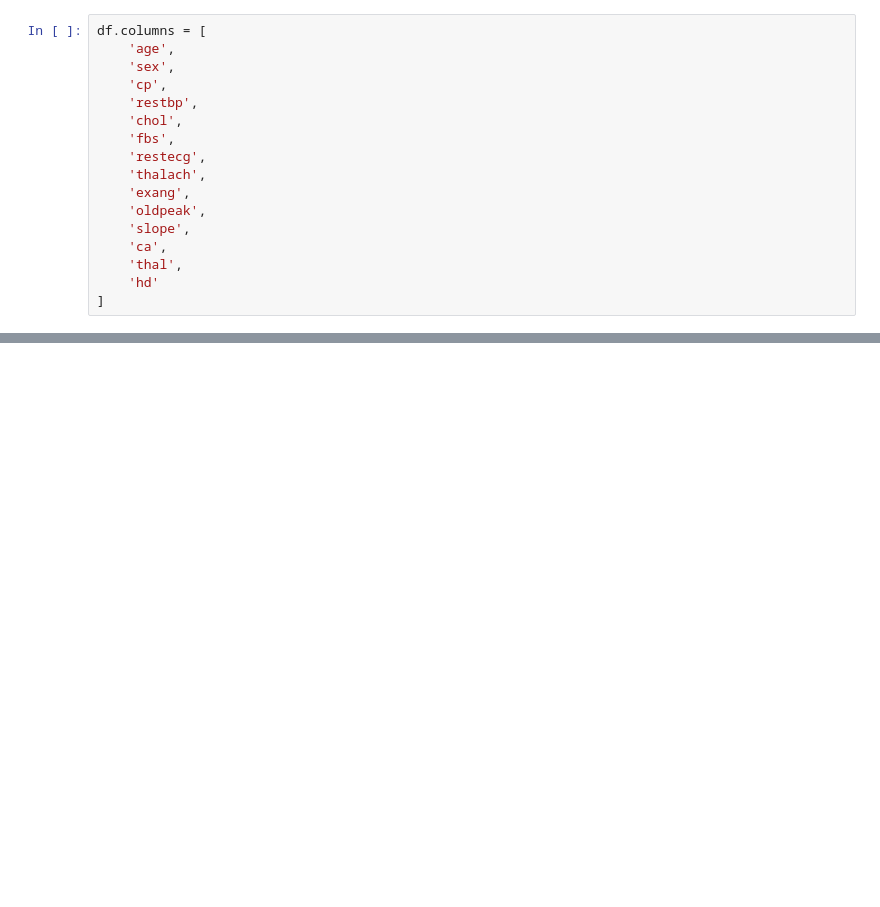
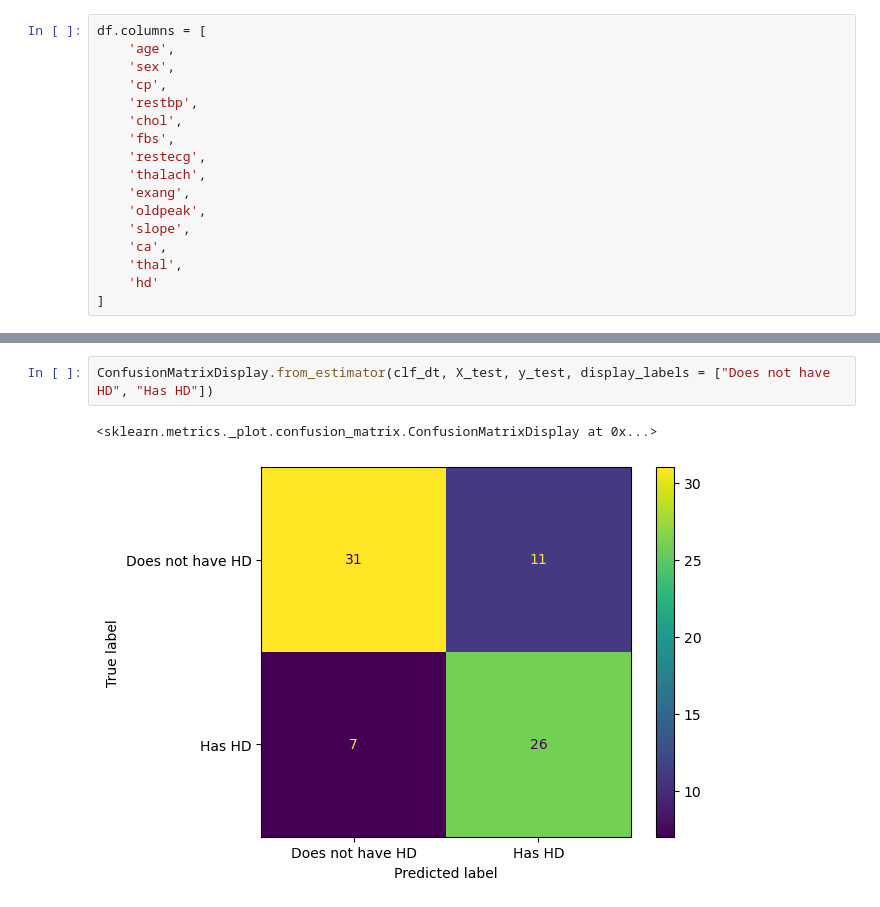
Before and after one commit to Zrahay/ML-models-from-scratch-with-Math, a Jupyter notebook: Decision Trees from Scratch/Dts.ipynb, the cells around one changed output, grey strips where cells are left out. Saved outputs shown, nothing was run; the diff lists cells and outputs as text; blank space fills up the shorter version.

```diff
--- a/Decision Trees from Scratch/Dts.ipynb
+++ b/Decision Trees from Scratch/Dts.ipynb
@@ -43,0 +177,5 @@ df.columns = [
+# %%
+ConfusionMatrixDisplay.from_estimator(clf_dt, X_test, y_test, display_labels = ["Does not have HD", "Has HD"])
+# %% [output]
+<sklearn.metrics._plot.confusion_matrix.ConfusionMatrixDisplay at 0x...>
+[figure, added]
```
Also changed, not shown: parts of 25 cells of this notebook.
